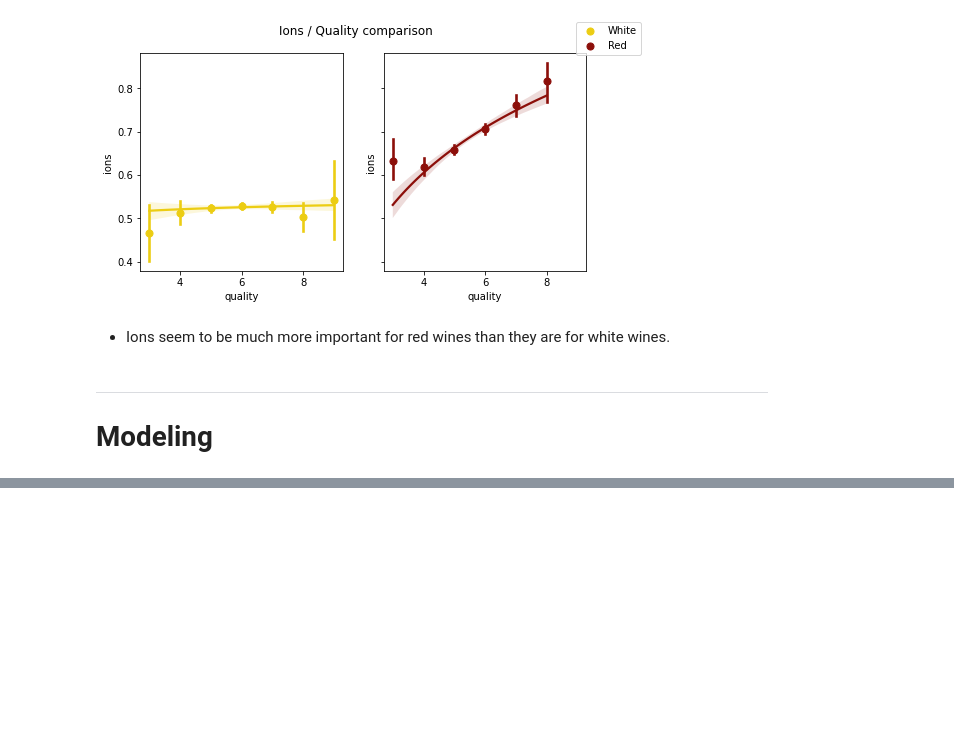
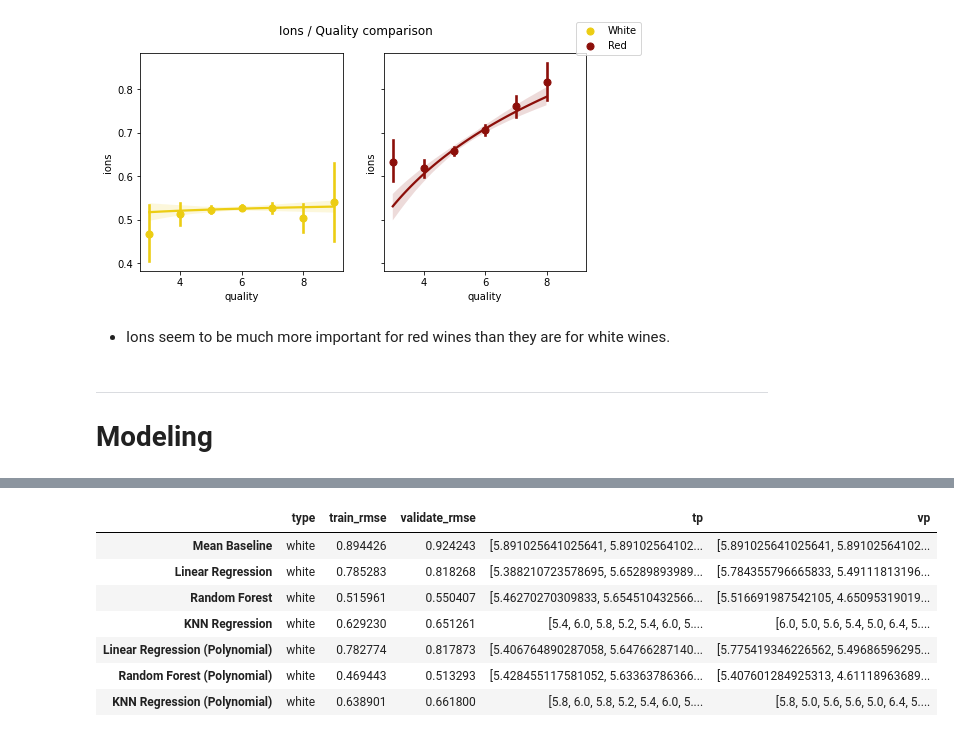
Before and after one commit to MrEnigmamgine/jtl_wine_quality, a Jupyter notebook: Final Report.ipynb, the cells around one changed output, grey strips where cells are left out. Drawn from its saved outputs; the diff is of its cells as text; code cells hidden in the pictures; blank space fills up the shorter version.

```diff
--- a/Final Report.ipynb
+++ b/Final Report.ipynb
@@ -452,0 +631,11 @@ i += 1
+# %%
+temp
+# %% [output]
+|  | type | train_rmse | validate_rmse | tp | vp |
+| Mean Baseline | white | 0.894426 | 0.924243 | [5.891025641025641, 5.89102564102... | [5.891025641025641, 5.89102564102... |
+| Linear Regression | white | 0.785283 | 0.818268 | [5.388210723578695, 5.65289893989... | [5.784355796665833, 5.49111813196... |
+| Random Forest | white | 0.515961 | 0.550407 | [5.46270270309833, 5.654510432566... | [5.516691987542105, 4.65095319019... |
+| KNN Regression | white | 0.629230 | 0.651261 | [5.4, 6.0, 5.8, 5.2, 5.4, 6.0, 5.... | [6.0, 5.0, 5.6, 5.4, 5.0, 6.4, 5.... |
+| Linear Regression (Polynomial) | white | 0.782774 | 0.817873 | [5.406764890287058, 5.64766287140... | [5.775419346226562, 5.49686596295... |
+| Random Forest (Polynomial) | white | 0.469443 | 0.513293 | [5.428455117581052, 5.63363786366... | [5.407601284925313, 4.61118963689... |
+| KNN Regression (Polynomial) | white | 0.638901 | 0.661800 | [5.8, 6.0, 5.8, 5.2, 5.4, 6.0, 5.... | [5.8, 5.0, 5.6, 5.6, 5.0, 6.4, 5.... |
```
Also changed, not shown: parts of 20 cells of this notebook, 2 other files.
